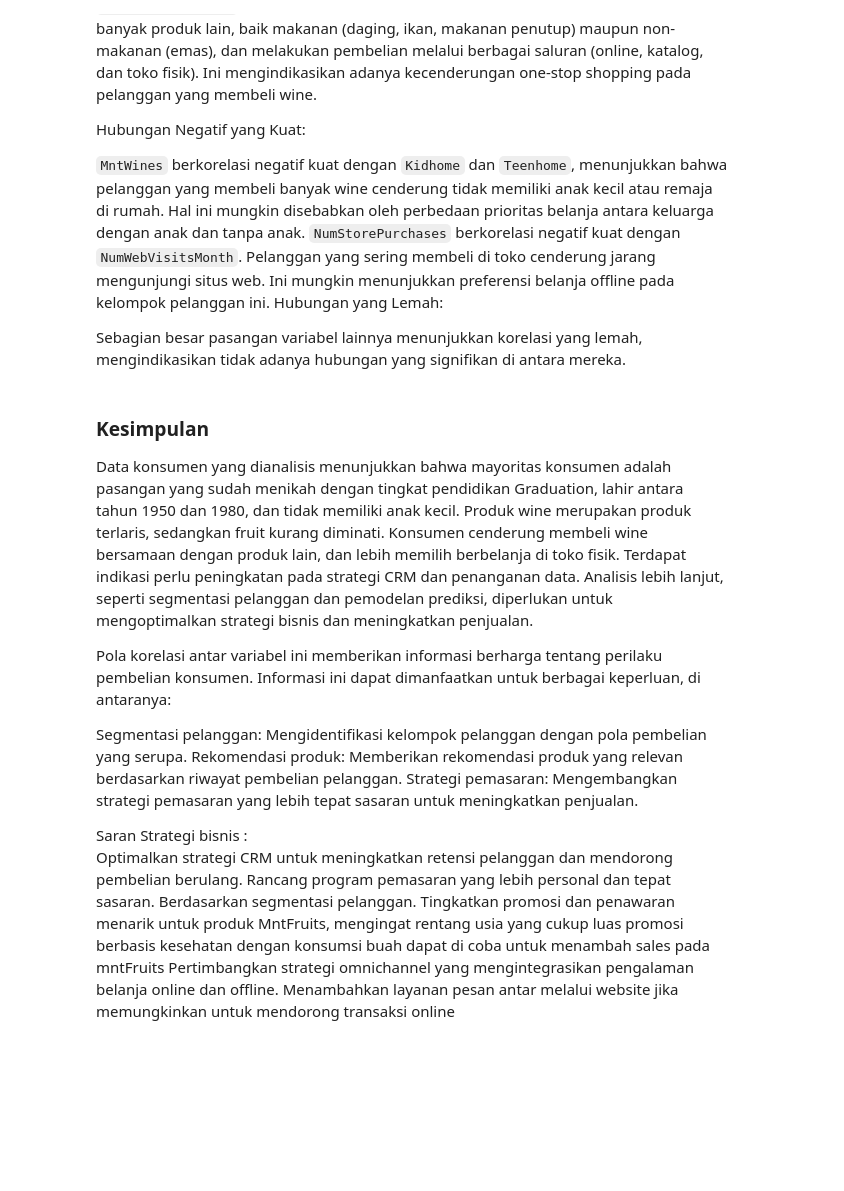
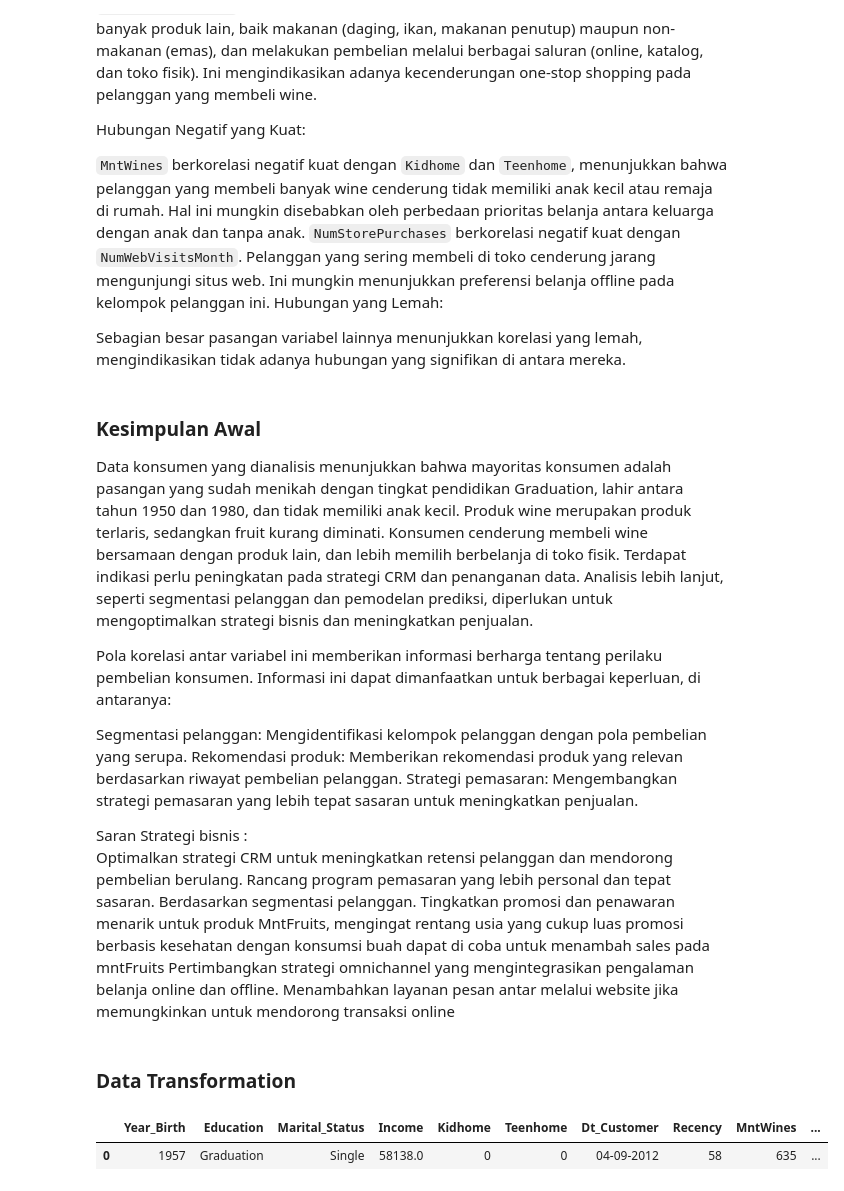
Before and after one commit to Nurdiansyah0/Capstone2, a Jupyter notebook: Supermarket Costumers.ipynb, the cells around one changed output. Drawn from its saved outputs; the diff is of its cells as text; code cells hidden in the pictures; blank space fills up the shorter version.

```diff
--- a/Jupyter/Supermarket Costumers.ipynb
+++ b/Supermarket Costumers.ipynb
@@ -615,7 +615,7 @@ Hubungan yang Lemah:
 
 Sebagian  besar  pasangan  variabel  lainnya  menunjukkan  korelasi  yang  lemah,  mengindikasikan  tidak  adanya  hubungan  yang  signifikan  di  antara  mereka.
 # %% [markdown]
-### Kesimpulan
+### Kesimpulan Awal
 
 Data konsumen yang dianalisis menunjukkan bahwa mayoritas konsumen adalah pasangan yang sudah menikah dengan tingkat pendidikan Graduation,  lahir antara tahun 1950 dan 1980, dan tidak memiliki anak kecil.  Produk wine  merupakan produk terlaris, sedangkan  fruit  kurang diminati.  Konsumen cenderung membeli  wine  bersamaan dengan produk lain, dan lebih memilih berbelanja di toko fisik.  Terdapat  indikasi  perlu  peningkatan  pada  strategi  CRM  dan  penanganan  data.  Analisis  lebih  lanjut,  seperti  segmentasi  pelanggan  dan  pemodelan  prediksi,  diperlukan  untuk  mengoptimalkan  strategi  bisnis  dan  meningkatkan  penjualan.
 
@@ -631,3 +631,10 @@ Rancang program pemasaran yang lebih personal dan tepat sasaran. Berdasarkan seg
 Tingkatkan promosi dan penawaran menarik untuk produk MntFruits, mengingat rentang usia yang cukup luas promosi berbasis kesehatan dengan konsumsi buah dapat di coba untuk menambah sales pada mntFruits
 Pertimbangkan strategi omnichannel yang mengintegrasikan pengalaman belanja online dan offline.
 Menambahkan layanan pesan antar melalui website jika memungkinkan untuk mendorong transaksi online
+# %% [markdown]
+<h3> Data Transformation </h3>
+# %%
+df.head(1)
+# %% [output]
+|  | Year_Birth | Education | Marital_Status | Income | Kidhome | Teenhome | Dt_Customer | Recency | MntWines | ... |
+| 0 | 1957 | Graduation | Single | 58138.0 | 0 | 0 | 04-09-2012 | 58 | 635 | ... |
```
Also changed, not shown: parts of 19 cells of this notebook, 2 other files.
